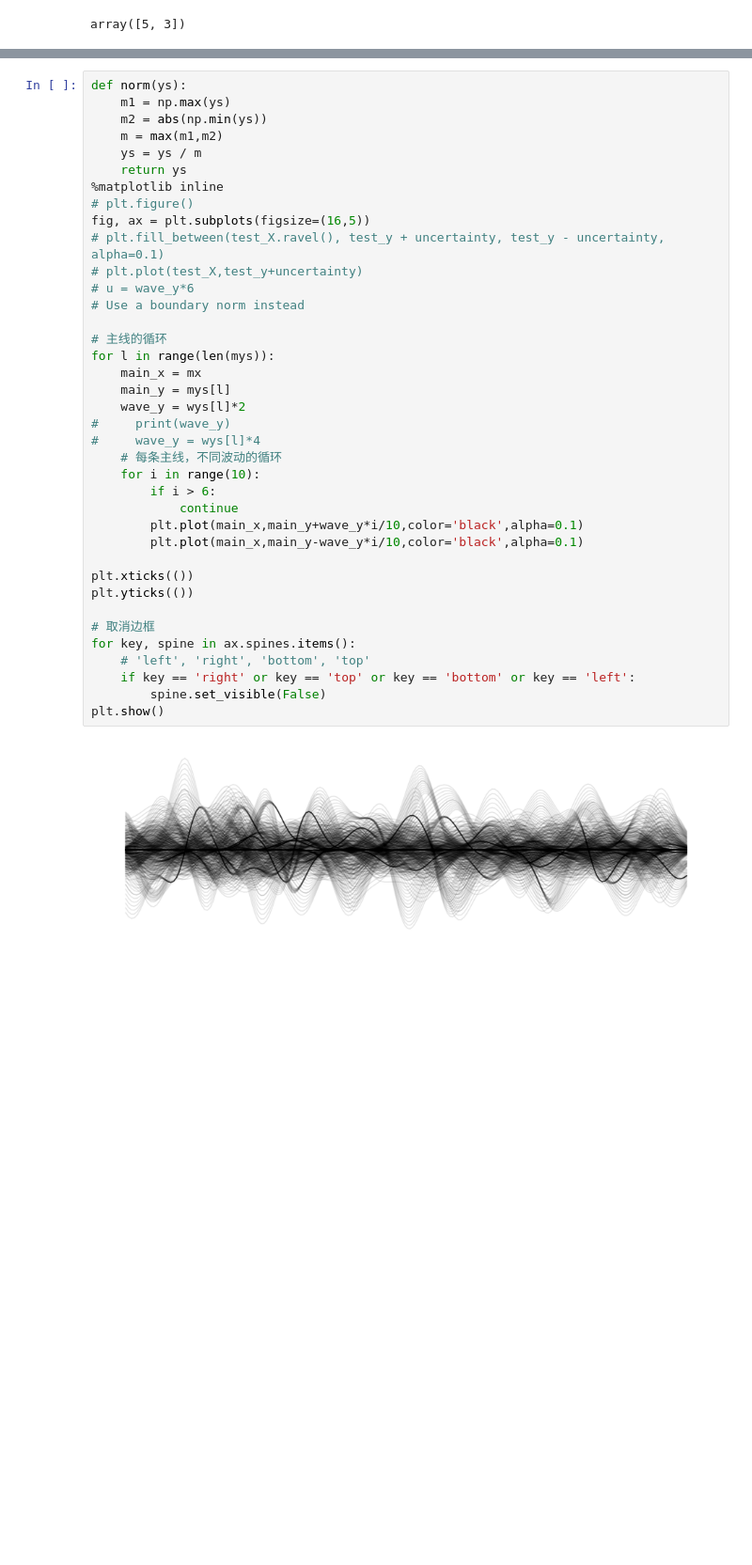
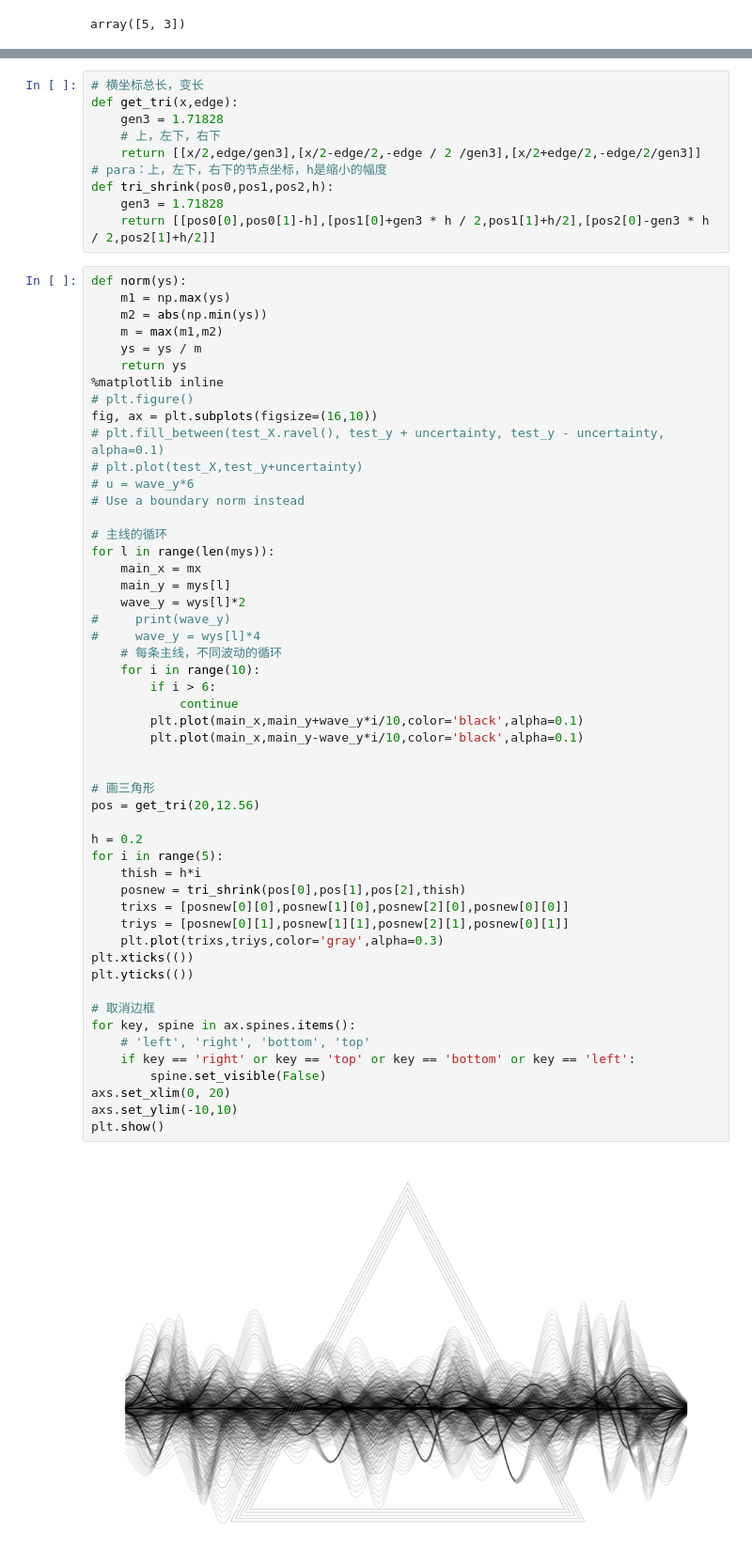
Before and after one commit to 3riccc/sinking, a Jupyter notebook: viz/wave.ipynb, the cells around one changed output, grey strips where cells are left out. Shown: that part at 94% size. Drawn from its saved outputs; the diff is of its cells as text; blank space fills up the shorter version.

```diff
--- a/viz/wave.ipynb
+++ b/viz/wave.ipynb
@@ -159,3 +159,13 @@ count, 202
+# %%
+# 横坐标总长，变长
+def get_tri(x,edge):
+    gen3 = 1.71828
+    # 上，左下，右下
+    return [[x/2,edge/gen3],[x/2-edge/2,-edge / 2 /gen3],[x/2+edge/2,-edge/2/gen3]]
+# para：上，左下，右下的节点坐标，h是缩小的幅度
+def tri_shrink(pos0,pos1,pos2,h):
+    gen3 = 1.71828
+    return [[pos0[0],pos0[1]-h],[pos1[0]+gen3 * h / 2,pos1[1]+h/2],[pos2[0]-gen3 * h / 2,pos2[1]+h/2]]
 # %%
 def norm(ys):
     m1 = np.max(ys)
@@ -165,37 +175,50 @@ def norm(ys):
     return ys
 %matplotlib inline
 # plt.figure()
-fig, ax = plt.subplots(figsize=(16,5))
+fig, ax = plt.subplots(figsize=(16,10))
 # plt.fill_between(test_X.ravel(), test_y + uncertainty, test_y - uncertainty, alpha=0.1)
 # plt.plot(test_X,test_y+uncertainty)
 # u = wave_y*6
 # Use a boundary norm instead
 
 # 主线的循环
 for l in range(len(mys)):
     main_x = mx
     main_y = mys[l]
     wave_y = wys[l]*2
 #     print(wave_y)
 #     wave_y = wys[l]*4
     # 每条主线，不同波动的循环
     for i in range(10):
         if i > 6:
             continue
         plt.plot(main_x,main_y+wave_y*i/10,color='black',alpha=0.1)
         plt.plot(main_x,main_y-wave_y*i/10,color='black',alpha=0.1)
 
+
+# 画三角形
+pos = get_tri(20,12.56)
+
+h = 0.2
+for i in range(5):
+    thish = h*i
+    posnew = tri_shrink(pos[0],pos[1],pos[2],thish)
+    trixs = [posnew[0][0],posnew[1][0],posnew[2][0],posnew[0][0]]
+    triys = [posnew[0][1],posnew[1][1],posnew[2][1],posnew[0][1]]
+    plt.plot(trixs,triys,color='gray',alpha=0.3)
 plt.xticks(())
 plt.yticks(())
 
 # 取消边框
 for key, spine in ax.spines.items():
     # 'left', 'right', 'bottom', 'top'
     if key == 'right' or key == 'top' or key == 'bottom' or key == 'left':
         spine.set_visible(False)
+axs.set_xlim(0, 20)
+axs.set_ylim(-10,10)
 plt.show()
 # %% [output]
-[figure, old version]
+[figure, new version]
 # %%
 import numpy as np
 import matplotlib.pyplot as plt
```
Also changed, not shown: parts of 5 cells of this notebook, 1 other file.
